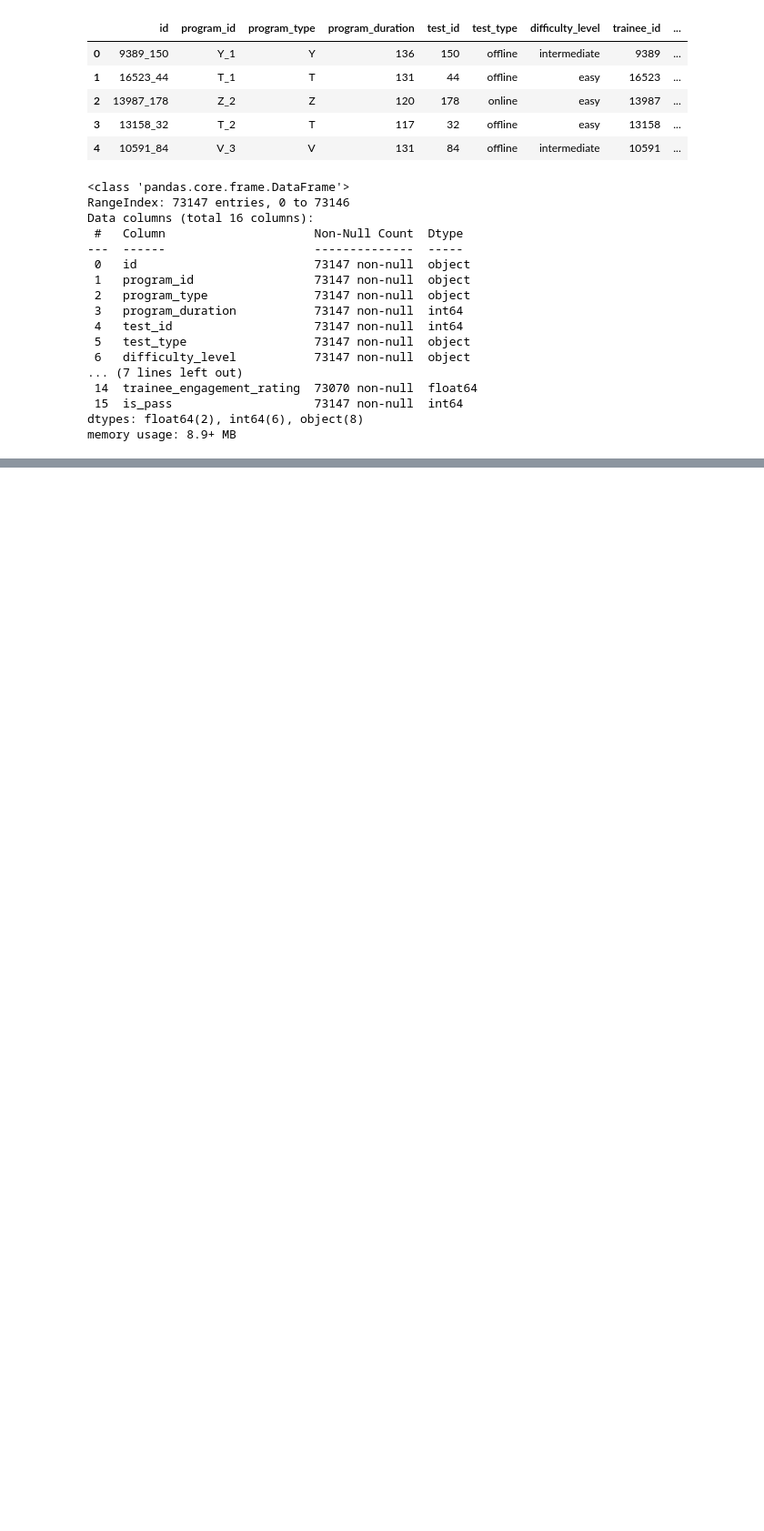
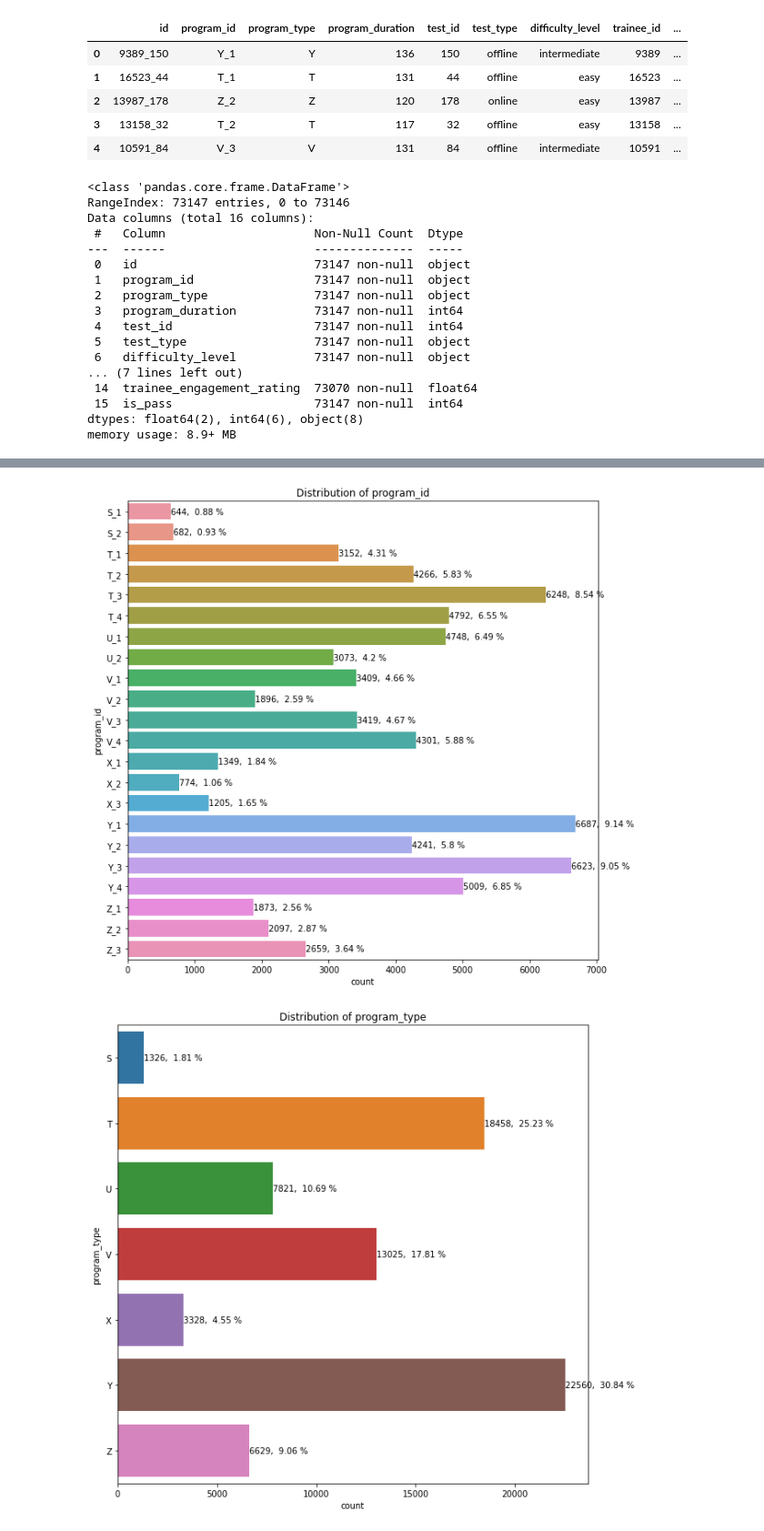
Before and after one commit to Akashcba/Competitions, a Jupyter notebook: Analytics_Vidhya/Student_DataFest_2k18/EDA.ipynb, the cells around one changed output, grey strips where cells are left out. Shown at 91% size. Cells and saved outputs as stored; diff of their text form; code cells hidden in the pictures; blank space fills up the shorter version.

```diff
--- a/Analytics_Vidhya/Student_DataFest_2k18/EDA.ipynb
+++ b/Analytics_Vidhya/Student_DataFest_2k18/EDA.ipynb
@@ -73,0 +55,4 @@ utils.plot_num_records({'Train': train, 'Test': test})
+# %%
+### Lets check if the type of variables...
+for col in train.columns:
+    print(col, train[col].nunique())
@@ -73,0 +156,3 @@ utils.plot_num_records({'Train': train, 'Test': test})
+# %%
+### Clearly test set has unseen id values so we can simply remove the id columns from train dataset
+train = train.drop(['id'], axis=1)
@@ -73,0 +168,10 @@ utils.plot_num_records({'Train': train, 'Test': test})
+# %%
+## Selecting categorical
+cat_cols = train.dtypes=='object'
+cat_cols = list(cat_cols[cat_cols].index)
+## Plotting the barplot
+for col in cat_cols:
+    utils.barplot(train[col], col)
+# %% [output]
+[figure, added]
+[figure, added]
```
Also changed, not shown: parts of 20 cells of this notebook, 2 other files.
